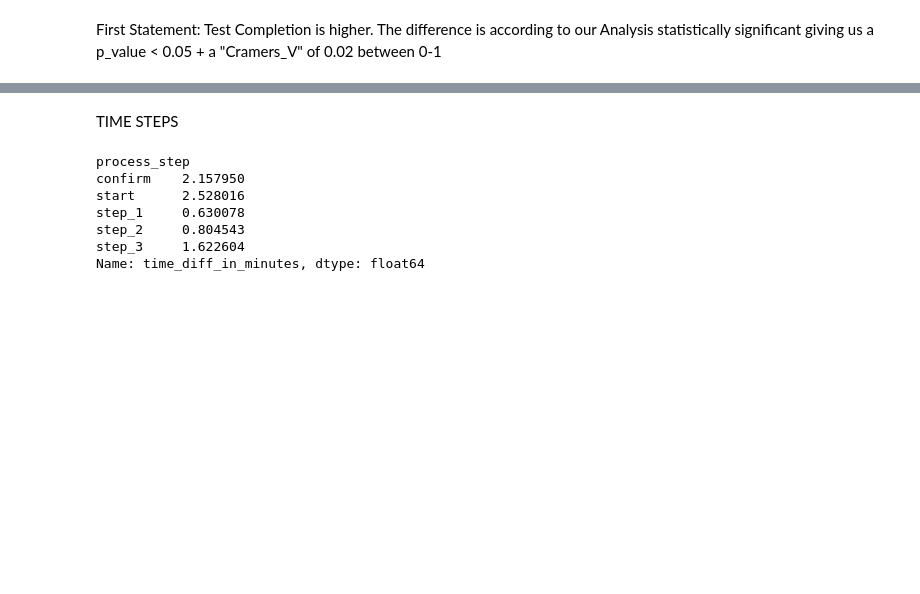
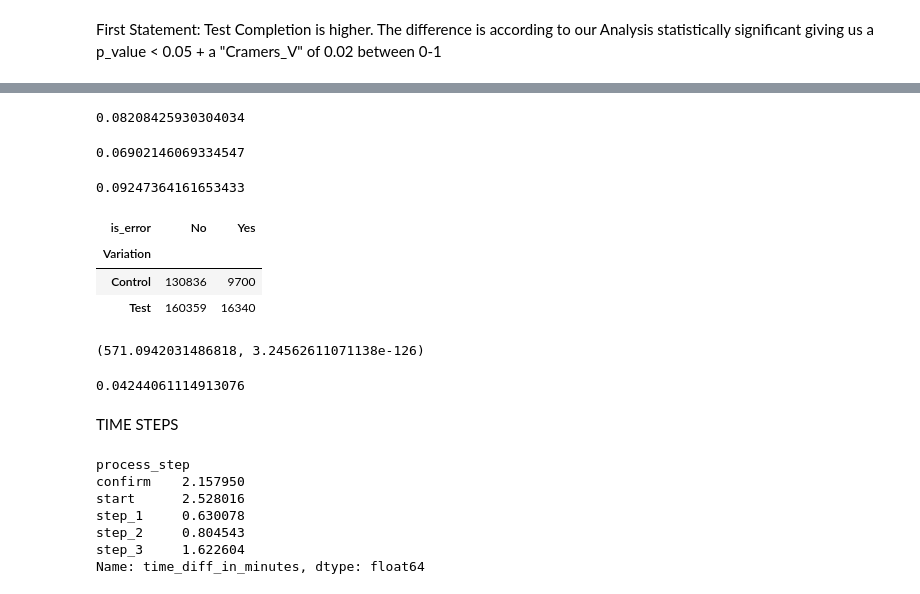
Before and after one commit to BigKawa/LinhSandraNeu, a Jupyter notebook: Datasets.ipynb, the cells around one changed output, grey strips where cells are left out. Drawn from its saved outputs; the diff is of its cells as text; code cells hidden in the pictures; blank space fills up the shorter version.

```diff
--- a/Datasets.ipynb
+++ b/Datasets.ipynb
@@ -523,3 +387,50 @@ Name: time_diff_in_minutes, dtype: float64
+# %%
+# calculating overall error rate
+total_errors = df_concat_joined_sorted[df_concat_joined_sorted['is_error']==True].shape[0]
+total_steps = df_concat_joined_sorted['process_step'].count()
+overall_error_rate = total_errors / total_steps
+overall_error_rate
+# %% [output]
+0.08208425930304034
+# %%
+# calculating control error rate
+total_errors_control = df_concat_joined_sorted[(df_concat_joined_sorted['Variation'] == 'Control') & (df_concat_joined_sorted['is_error'] == True)].shape[0]
+total_steps_control = df_concat_joined_sorted[df_concat_joined_sorted['Variation'] == 'Control']['process_step'].count()
+overall_error_rate_control = total_errors_control / total_steps_control
+overall_error_rate_control
+# %% [output]
+0.06902146069334547
+# %%
+# calculating test error rate
+total_errors_test = df_concat_joined_sorted[(df_concat_joined_sorted['Variation'] == 'Test') & (df_concat_joined_sorted['is_error'] == True)].shape[0]
+total_steps_test = df_concat_joined_sorted[df_concat_joined_sorted['Variation'] == 'Test']['process_step'].count()
+overall_error_rate_test = total_errors_test / total_steps_test
+overall_error_rate_test
+# %% [output]
+0.09247364161653433
+# %%
+# crosstab
+df_concat_joined_sorted['is_error'] = df_concat_joined_sorted['is_error'].replace({True: 'Yes', False: 'No'})
+crosstab_result = pd.crosstab(df_concat_joined_sorted['Variation'], df_concat_joined_sorted['is_error'])
+crosstab_result
+# %% [output]
+| is_error | No | Yes |
+| Variation |  |  |
+| Control | 130836 | 9700 |
+| Test | 160359 | 16340 |
+# %%
+# chi2
+from scipy.stats import chi2_contingency
+chi2_statistic, chi2_p_value, _, _ = chi2_contingency(crosstab_result)
+chi2_statistic, chi2_p_value
+# %% [output]
+(571.0942031486818, 3.24562611071138e-126)
+# %%
+# cramer's v
+from scipy.stats.contingency import association
+association(crosstab_result, method="cramer")
+# %% [output]
+0.04244061114913076
 # %% [markdown]
 TIME STEPS
 # %%
```
Also changed, not shown: parts of 39 cells of this notebook, 2 other files.
